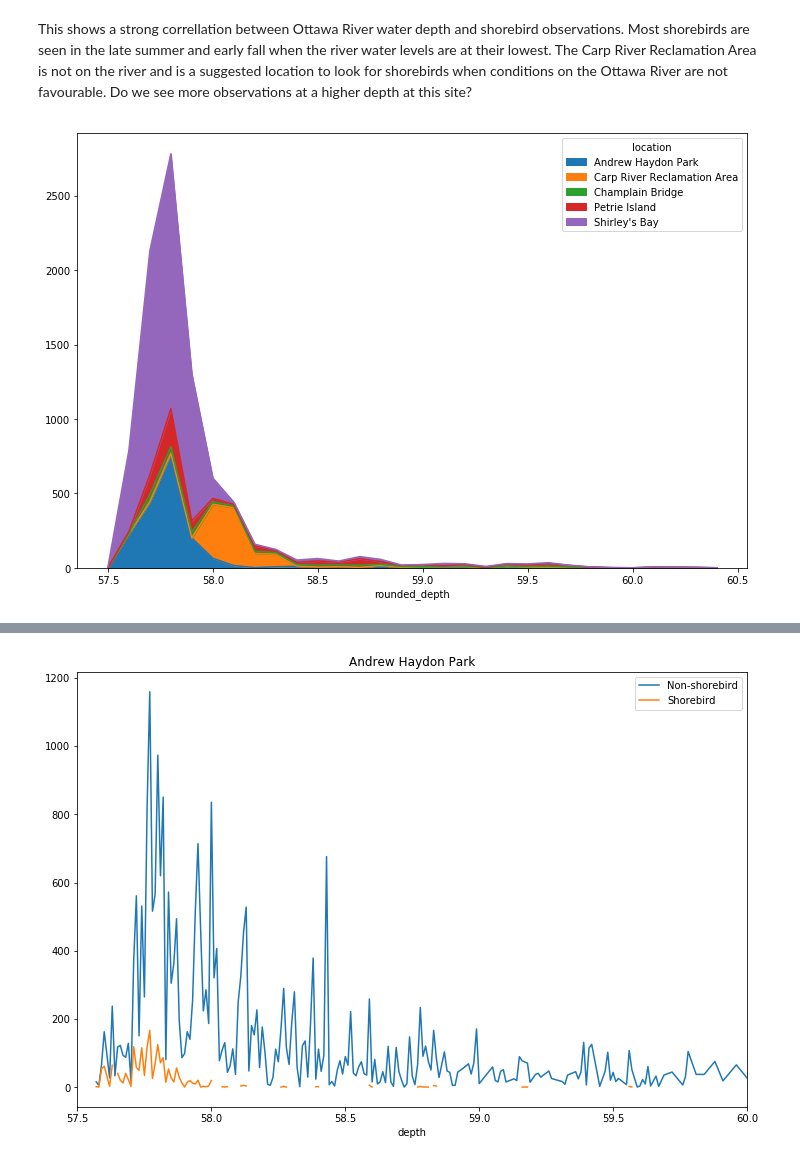
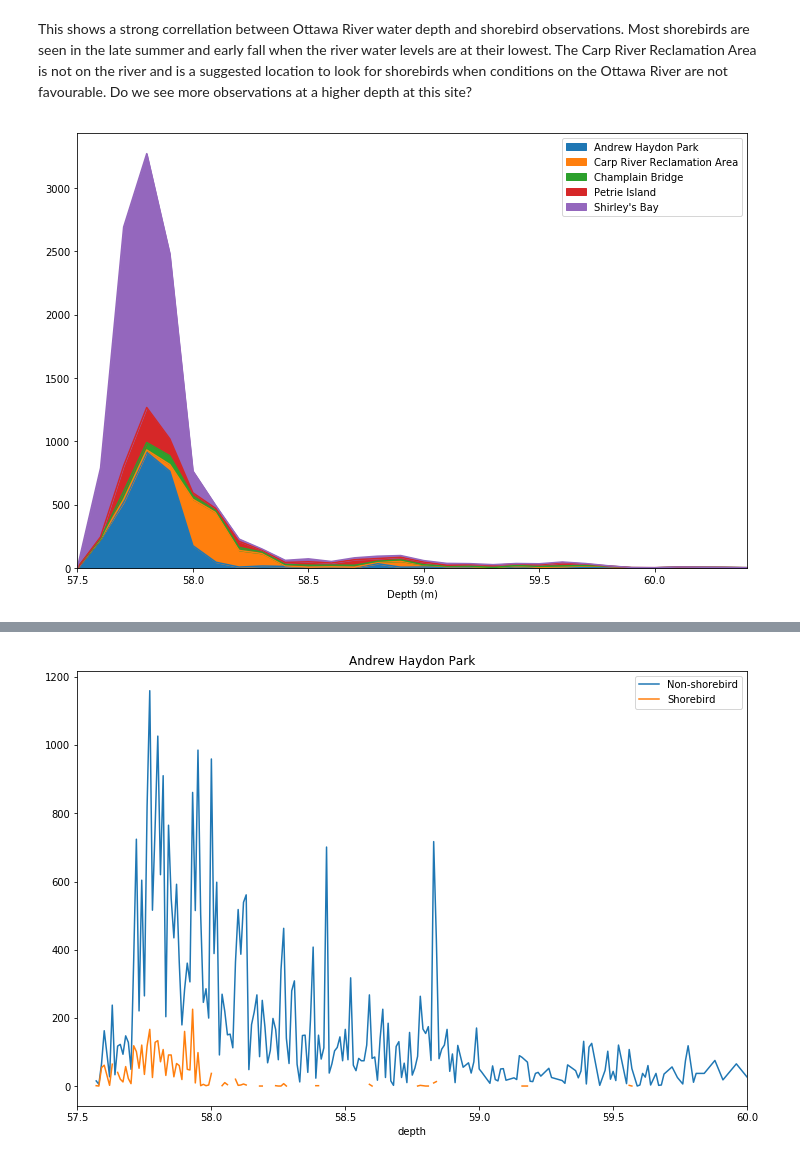
Before and after one commit to dminor/shorebird-forecast, a Jupyter notebook: Shorebirds.ipynb, the cells around one changed output, grey strips where cells are left out. Saved outputs shown, nothing was run; the diff lists cells and outputs as text; code cells hidden in the pictures.

```diff
--- a/Shorebirds.ipynb
+++ b/Shorebirds.ipynb
@@ -40,5 +40,6 @@ len(ebirds[ebirds['count'] == 'X']), len(ebirds)
+# %%
+ebirds[ebirds['count'] == 'X'] = 1
 # %%
-ebirds = ebirds[ebirds['count'] != 'X']
 ebirds['count'] = ebirds['count'].map(int)
 # %% [markdown]
 We convert the dates to datetime objects, remove the times from the eBird data as the depth data is only given for each day. This allows us to combine the eBird observations with the water depth on that particular date.
@@ -131,3 +122,5 @@ birds
+# %%
+birds = birds[birds['location'] != 'OFNC Study Area']
 # %%
 by_depth = birds.groupby(['depth', 'is_shorebird']).count().unstack('is_shorebird')
 # %%
@@ -183,10 +176,12 @@ This shows a strong correllation between Ottawa River water depth and shorebird
 # %%
 shorebirds = birds[birds['is_shorebird'] == True].copy()
 shorebirds['rounded_depth'] = shorebirds.depth.apply(lambda x: round(x, 1))
-shorebirds.groupby(['rounded_depth', 'location']).count().unstack('location')['count'].plot.area()
+ax = shorebirds.groupby(['rounded_depth', 'location']).count().unstack('location')['count'].plot.area()
+ax.set_xlabel('Depth (m)')
+ax.legend_.set_title('')
 None
 # %% [output]
-[figure, old version]
+[figure, new version]
 # %% [markdown]
 We are interested in five locations for Shorebirds in Ottawa.
 
@@ -204,7 +199,7 @@ ax.legend(['Non-shorebird', 'Shorebird'])
 ax.set_title('Andrew Haydon Park')
 None
 # %% [output]
-[figure, old version]
+[figure, new version]
 # %%
 by_depth = carp_river.groupby(['depth', 'is_shorebird']).count().unstack('is_shorebird')
 ax = by_depth['count'].plot.line(xlim=[57.5, 60.0])
```
Also changed, not shown: parts of 29 cells of this notebook, 2 other files.
